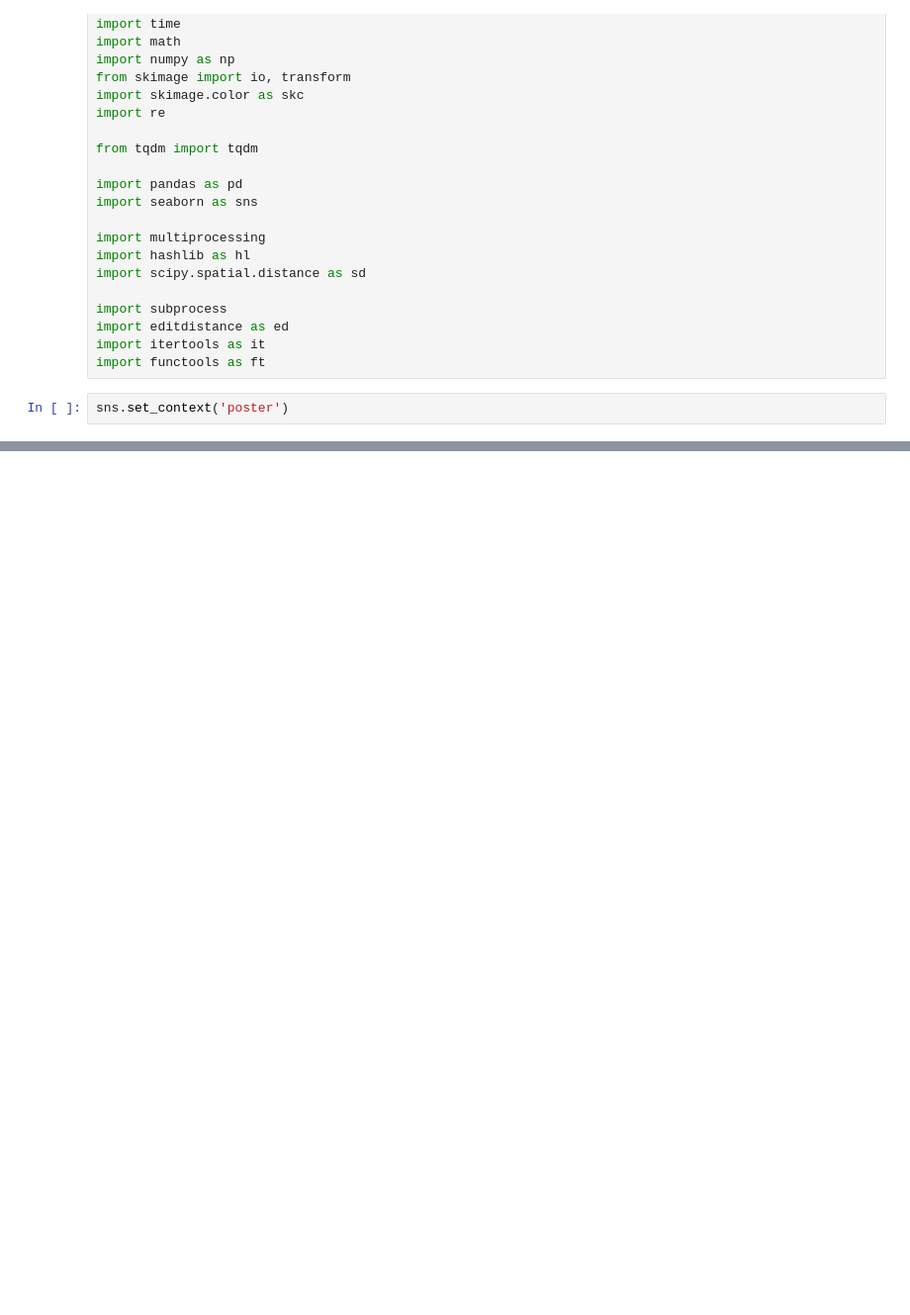
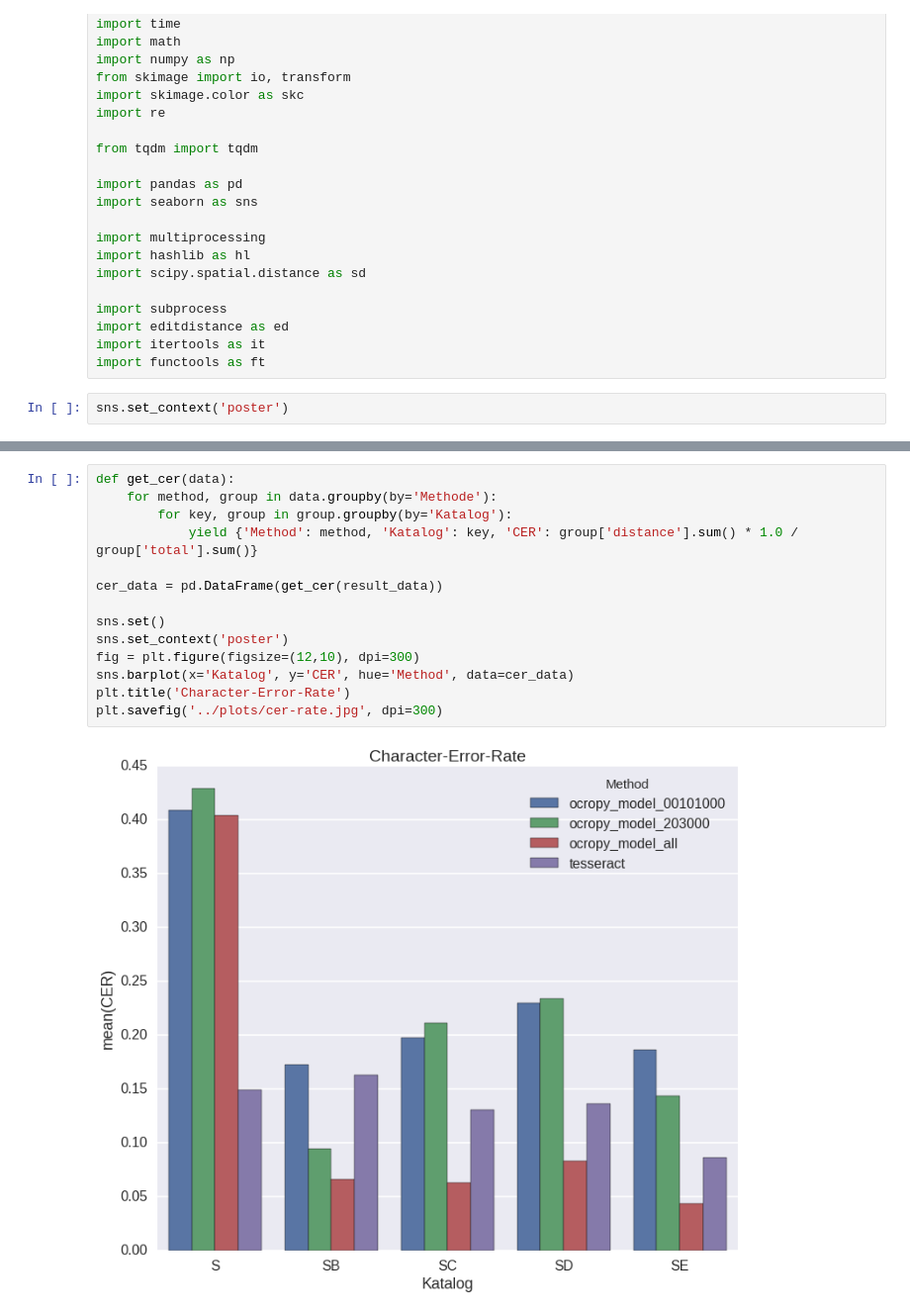
Before and after one commit to kaphka/catalog-ocr-test, a Jupyter notebook: analysis/ocr_error_rates.ipynb, the cells around one changed output, grey strips where cells are left out. Shown at 99% size. Drawn from its saved outputs; the diff is of its cells as text; blank space fills up the shorter version.

```diff
--- a/analysis/ocr_error_rates.ipynb
+++ b/analysis/ocr_error_rates.ipynb
@@ -84,0 +94,16 @@ plt.show()
+# %%
+def get_cer(data):
+    for method, group in data.groupby(by='Methode'):
+        for key, group in group.groupby(by='Katalog'):
+            yield {'Method': method, 'Katalog': key, 'CER': group['distance'].sum() * 1.0 / group['total'].sum()}
+
+cer_data = pd.DataFrame(get_cer(result_data))
+
+sns.set()
+sns.set_context('poster')
+fig = plt.figure(figsize=(12,10), dpi=300)
+sns.barplot(x='Katalog', y='CER', hue='Method', data=cer_data)
+plt.title('Character-Error-Rate')
+plt.savefig('../plots/cer-rate.jpg', dpi=300)
+# %% [output]
+[figure, added]
```
Also changed, not shown: parts of 11 cells of this notebook, 6 other files.
